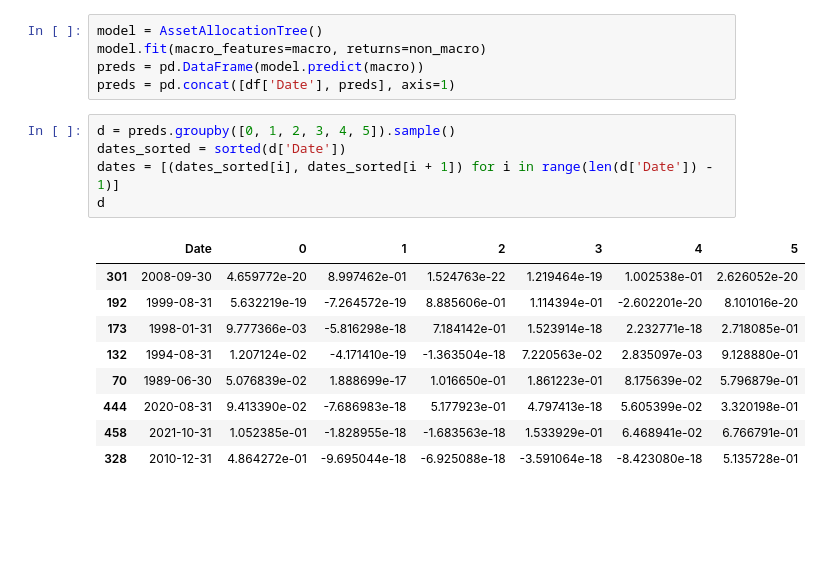
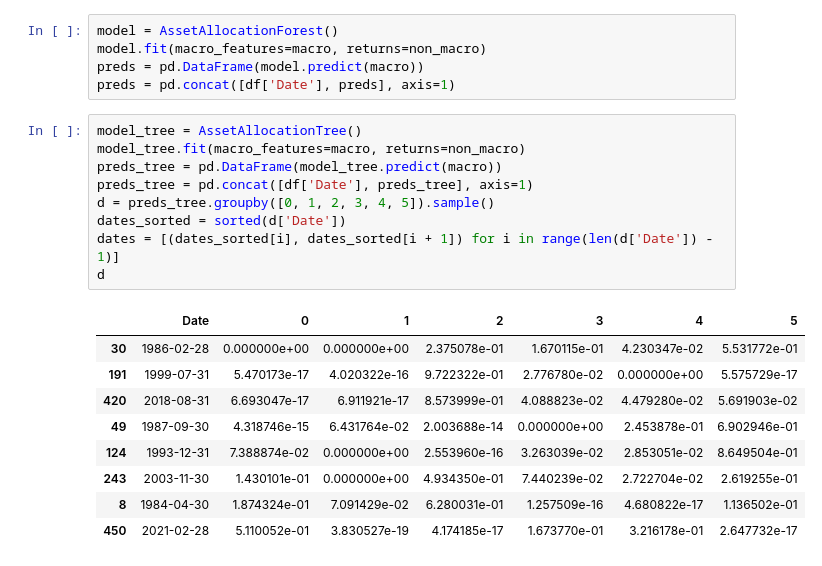
Before and after one commit to Gleban-Paukan/ML_in_finances, a Jupyter notebook: hw3/hw3.ipynb, the cells around one changed output. Drawn from its saved outputs; the diff is of its cells as text; blank space fills up the shorter version.

```diff
--- a/hw3/hw3.ipynb
+++ b/hw3/hw3.ipynb
@@ -226,23 +304,27 @@ class AssetAllocationTree:
 # %%
-model = AssetAllocationTree()
+model = AssetAllocationForest()
 model.fit(macro_features=macro, returns=non_macro)
 preds = pd.DataFrame(model.predict(macro))
 preds = pd.concat([df['Date'], preds], axis=1)
 # %%
-d = preds.groupby([0, 1, 2, 3, 4, 5]).sample()
+model_tree = AssetAllocationTree()
+model_tree.fit(macro_features=macro, returns=non_macro)
+preds_tree = pd.DataFrame(model_tree.predict(macro))
+preds_tree = pd.concat([df['Date'], preds_tree], axis=1)
+d = preds_tree.groupby([0, 1, 2, 3, 4, 5]).sample()
 dates_sorted = sorted(d['Date'])
 dates = [(dates_sorted[i], dates_sorted[i + 1]) for i in range(len(d['Date']) - 1)]
 d
 # %% [output]
 |  | Date | 0 | 1 | 2 | 3 | 4 | 5 |
-| 301 | 2008-09-30 | 4.659772e-20 | 8.997462e-01 | 1.524763e-22 | 1.219464e-19 | 1.002538e-01 | 2.626052e-20 |
-| 192 | 1999-08-31 | 5.632219e-19 | -7.264572e-19 | 8.885606e-01 | 1.114394e-01 | -2.602201e-20 | 8.101016e-20 |
-| 173 | 1998-01-31 | 9.777366e-03 | -5.816298e-18 | 7.184142e-01 | 1.523914e-18 | 2.232771e-18 | 2.718085e-01 |
-| 132 | 1994-08-31 | 1.207124e-02 | -4.171410e-19 | -1.363504e-18 | 7.220563e-02 | 2.835097e-03 | 9.128880e-01 |
-| 70 | 1989-06-30 | 5.076839e-02 | 1.888699e-17 | 1.016650e-01 | 1.861223e-01 | 8.175639e-02 | 5.796879e-01 |
-| 444 | 2020-08-31 | 9.413390e-02 | -7.686983e-18 | 5.177923e-01 | 4.797413e-18 | 5.605399e-02 | 3.320198e-01 |
-| 458 | 2021-10-31 | 1.052385e-01 | -1.828955e-18 | -1.683563e-18 | 1.533929e-01 | 6.468941e-02 | 6.766791e-01 |
-| 328 | 2010-12-31 | 4.864272e-01 | -9.695044e-18 | -6.925088e-18 | -3.591064e-18 | -8.423080e-18 | 5.135728e-01 |
+| 30 | 1986-02-28 | 0.000000e+00 | 0.000000e+00 | 2.375078e-01 | 1.670115e-01 | 4.230347e-02 | 5.531772e-01 |
+| 191 | 1999-07-31 | 5.470173e-17 | 4.020322e-16 | 9.722322e-01 | 2.776780e-02 | 0.000000e+00 | 5.575729e-17 |
+| 420 | 2018-08-31 | 6.693047e-17 | 6.911921e-17 | 8.573999e-01 | 4.088823e-02 | 4.479280e-02 | 5.691903e-02 |
+| 49 | 1987-09-30 | 4.318746e-15 | 6.431764e-02 | 2.003688e-14 | 0.000000e+00 | 2.453878e-01 | 6.902946e-01 |
+| 124 | 1993-12-31 | 7.388874e-02 | 0.000000e+00 | 2.553960e-16 | 3.263039e-02 | 2.853051e-02 | 8.649504e-01 |
+| 243 | 2003-11-30 | 1.430101e-01 | 0.000000e+00 | 4.934350e-01 | 7.440239e-02 | 2.722704e-02 | 2.619255e-01 |
+| 8 | 1984-04-30 | 1.874324e-01 | 7.091429e-02 | 6.280031e-01 | 1.257509e-16 | 4.680822e-17 | 1.136502e-01 |
+| 450 | 2021-02-28 | 5.110052e-01 | 3.830527e-19 | 4.174185e-17 | 1.673770e-01 | 3.216178e-01 | 2.647732e-17 |
 # %%
 asset_names = ['Equity', 'Bonds', 'Credits', 'Comm', 'Gold', 'HY']
 colors = ['tab:blue', 'tab:orange', 'tab:green', 'tab:red', 'tab:purple', 'tab:brown']
```
Also changed, not shown: parts of 5 cells of this notebook, 1 other file.
